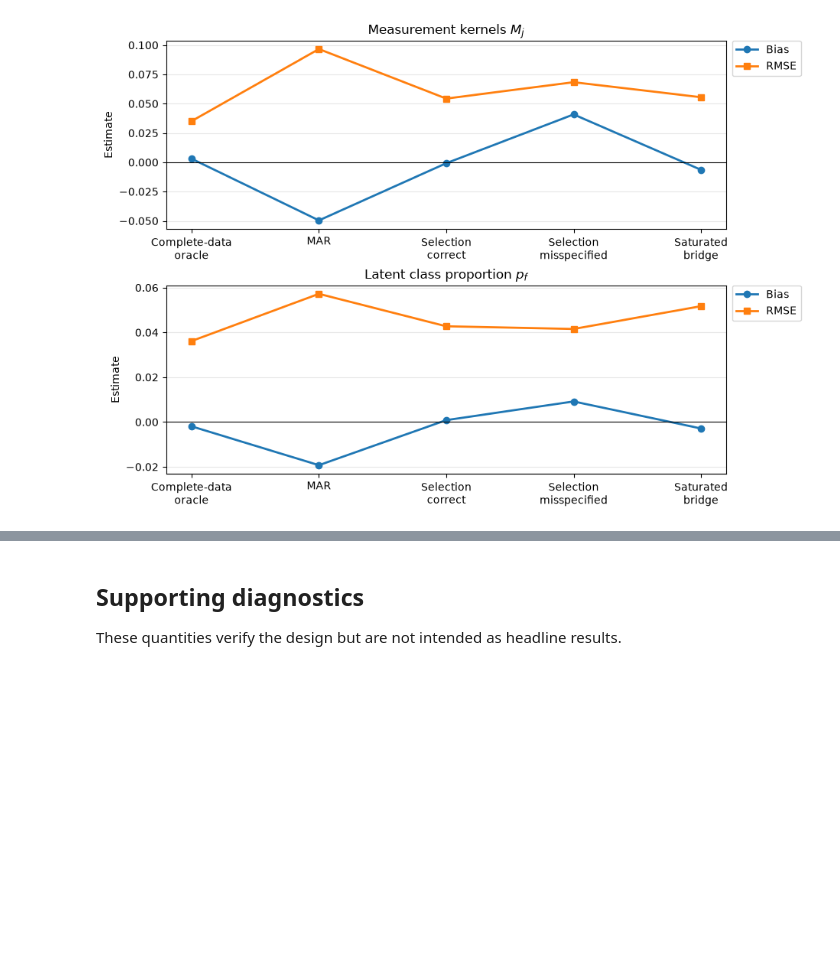
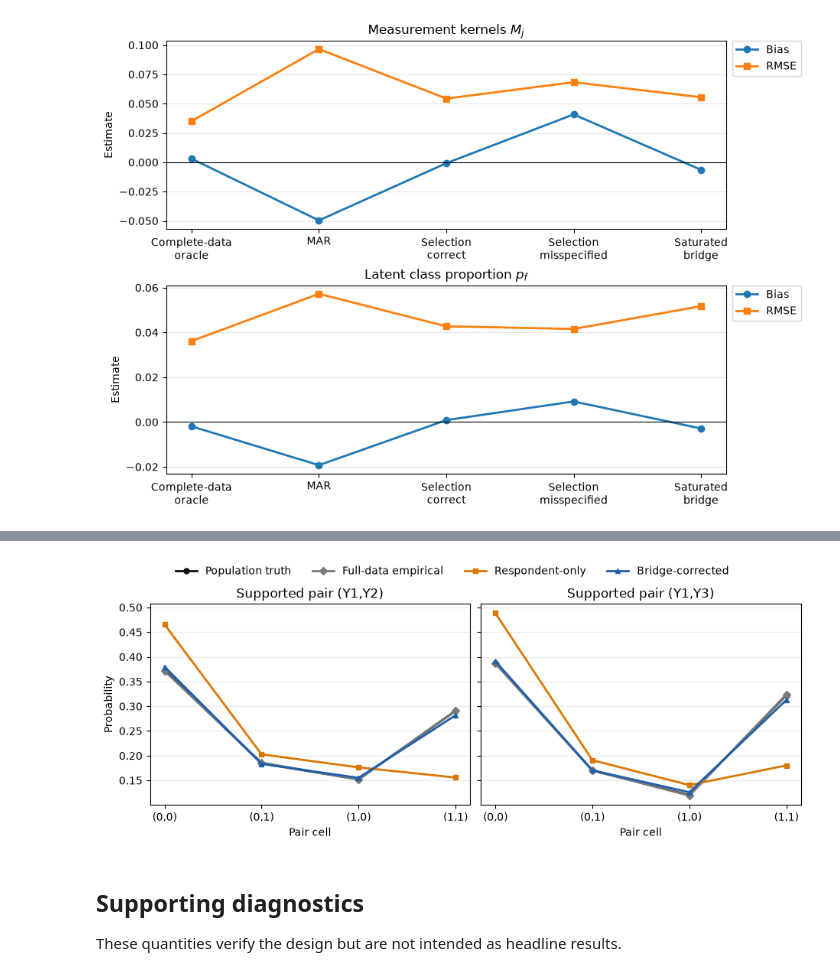
Before and after one commit to MHsamurai/missing-IV, a Jupyter notebook: simulation/allman_latent_mnar_simulation.ipynb, the cells around one changed output, grey strips where cells are left out. Cells and saved outputs as stored; diff of their text form; code cells hidden in the pictures; blank space fills up the shorter version.

Commit message:
Evaluate observed-law recovery in simulation

```diff
--- a/simulation/allman_latent_mnar_simulation.ipynb
+++ b/simulation/allman_latent_mnar_simulation.ipynb
@@ -51,13 +51,15 @@ n=500, replications=100
 # %% [markdown]
 ## Simulation
 # %%
-summary, overlap, bridge_diagnostics, replication_results = run_simulation(config)
+summary, overlap, bridge_diagnostics, replication_results, y_summary, y_pair_distribution = run_simulation(config)
 results_dir = ROOT / "simulation" / "results"
 results_dir.mkdir(exist_ok=True)
 summary.to_csv(results_dir / "allman_summary.csv", index=False)
 overlap.to_csv(results_dir / "allman_overlap.csv", index=False)
 bridge_diagnostics.to_csv(results_dir / "allman_bridge_diagnostics.csv", index=False)
 replication_results.to_csv(results_dir / "allman_replication_results.csv", index=False)
+y_summary.to_csv(results_dir / "allman_y_marginal_summary.csv", index=False)
+y_pair_distribution.to_csv(results_dir / "allman_y_pair_distribution.csv", index=False)
 summary.round(4)
 # %% [output]
 |  | method | M_bias | M_mean_absolute_error | p_f1_bias | mean_iterations | convergence_rate | M_RMSE | ... |
@@ -168,3 +201,81 @@ plt.show()
+# %%
+pair_plot = (
+    y_pair_distribution
+    .groupby(["pair", "method", "cell"], as_index=False)["probability"]
+    .mean()
+)
+distribution_methods = [
+    "population_truth",
+    "full_data_empirical",
+    "respondent_only",
+    "proposed_stage1_bridge",
+]
+distribution_labels = {
+    "population_truth": "Population truth",
+    "full_data_empirical": "Full-data empirical",
+    "respondent_only": "Respondent-only",
+    "proposed_stage1_bridge": "Bridge-corrected",
+}
+colors = {
+    "population_truth": "#111111",
+    "full_data_empirical": "#7A7A7A",
+    "respondent_only": "#D97706",
+    "proposed_stage1_bridge": "#1F5FAA",
+}
+markers = {
+    "population_truth": "o",
+    "full_data_empirical": "D",
+    "respondent_only": "s",
+    "proposed_stage1_bridge": "^",
+}
+
+fig, axes = plt.subplots(1, 2, figsize=(9.2, 3.7), sharey=True, constrained_layout=True)
+cell_labels = ["(0,0)", "(0,1)", "(1,0)", "(1,1)"]
+for axis, pair in zip(axes, ["Y1,Y2", "Y1,Y3"]):
+    panel = pair_plot[pair_plot["pair"] == pair]
+    for method in distribution_methods:
+        values = panel[panel["method"] == method].sort_values("cell")
+        axis.plot(
+            values["cell"], values["probability"],
+            color=colors[method], marker=markers[method], linewidth=2,
+            markersize=5, label=distribution_labels[method],
+        )
+    axis.set_title(f"Supported pair ({pair})")
+    axis.set_xlabel("Pair cell")
+    axis.set_xticks(range(4), cell_labels)
+    axis.grid(axis="y", alpha=0.25)
+axes[0].set_ylabel("Probability")
+handles, labels = axes[0].get_legend_handles_labels()
+fig.legend(handles, labels, loc="outside upper center", ncol=4, frameon=False)
+figures_dir = ROOT / "simulation" / "figures"
+figures_dir.mkdir(exist_ok=True)
+fig.savefig(figures_dir / "allman_y_distribution_recovery.pdf", bbox_inches="tight")
+fig.savefig(figures_dir / "allman_y_distribution_recovery.png", dpi=180, bbox_inches="tight")
+plt.show()
+
+fig_column, axes_column = plt.subplots(2, 1, figsize=(4.8, 6.2), sharey=True, constrained_layout=True)
+for axis, pair in zip(axes_column, ["Y1,Y2", "Y1,Y3"]):
+    panel = pair_plot[pair_plot["pair"] == pair]
+    for method in distribution_methods:
+        values = panel[panel["method"] == method].sort_values("cell")
+        axis.plot(
+            values["cell"], values["probability"],
+            color=colors[method], marker=markers[method], linewidth=1.8,
+            markersize=4.5, label=distribution_labels[method],
+        )
+    axis.set_title(f"Supported pair ({pair})")
+    axis.set_xticks(range(4), cell_labels)
+    axis.grid(axis="y", alpha=0.25)
+axes_column[0].set_ylabel("Probability")
+axes_column[1].set_ylabel("Probability")
+axes_column[1].set_xlabel("Pair cell")
+handles, labels = axes_column[0].get_legend_handles_labels()
+fig_column.legend(handles, labels, loc="outside upper center", ncol=2, frameon=False)
+fig_column.savefig(figures_dir / "allman_y_distribution_recovery_column.pdf", bbox_inches="tight")
+fig_column.savefig(figures_dir / "allman_y_distribution_recovery_column.png", dpi=180, bbox_inches="tight")
+plt.show()
+# %% [output]
+[figure, added]
 # %% [markdown]
 ## Supporting diagnostics
 
```
Also changed, not shown: parts of 2 cells of this notebook, 8 other files.
